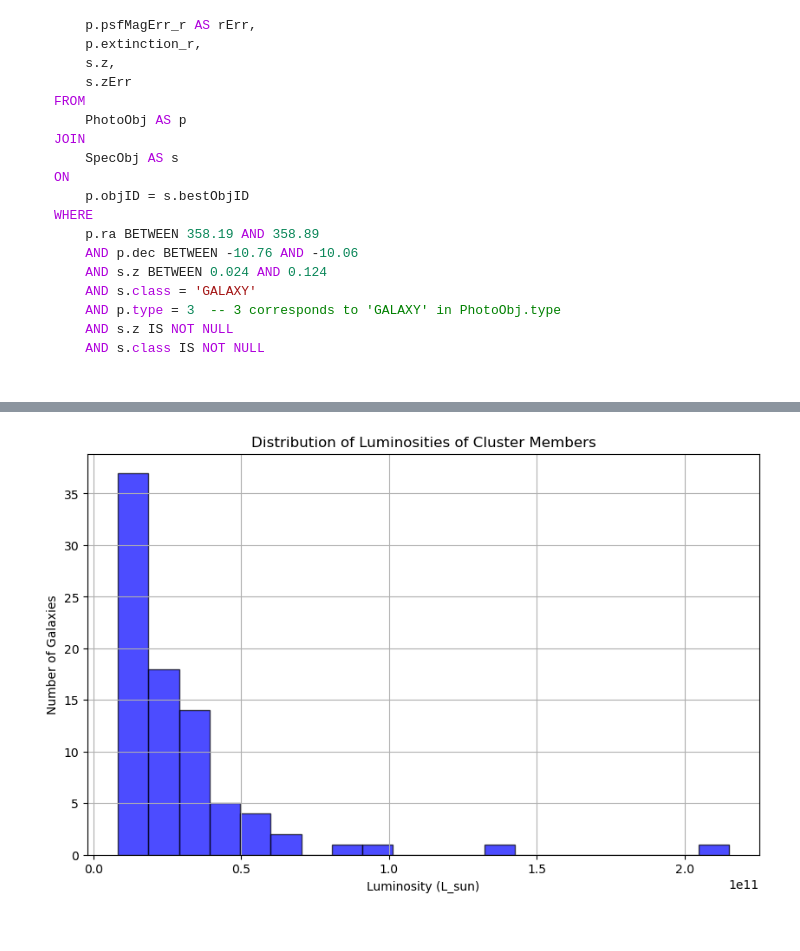
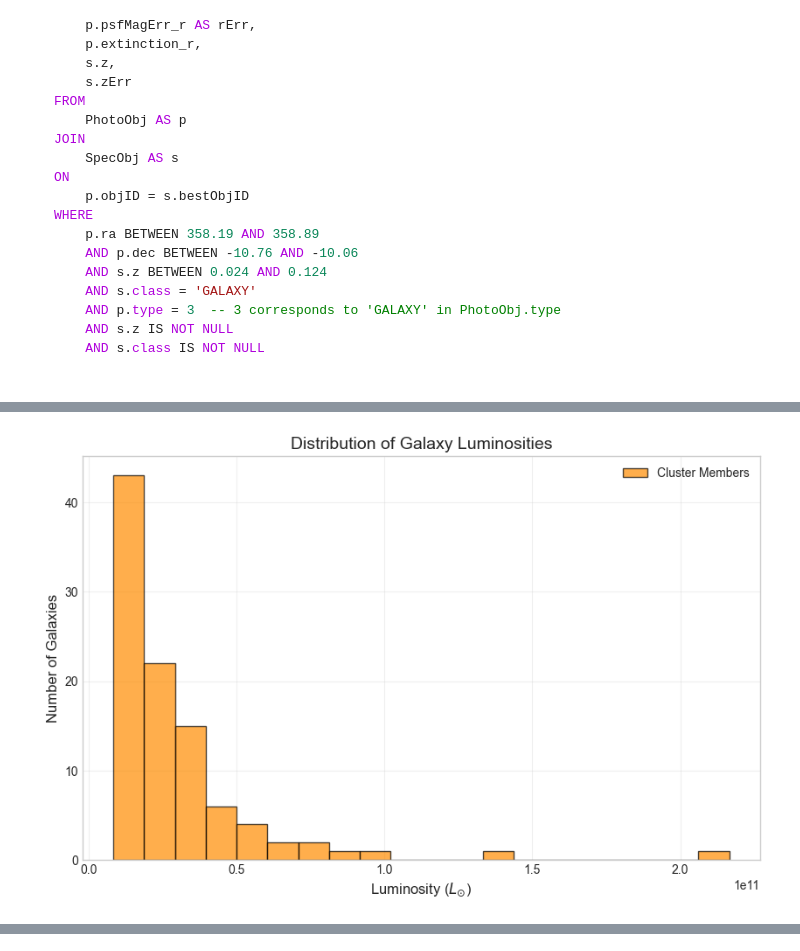
Before and after one commit to JacksonFergusonDev/Data-Science-Portfolio, a Jupyter notebook: astrophysics/aco_2670_dark_matter_analysis.ipynb, the cells around one changed output, grey strips where cells are left out. Cells and saved outputs as stored; diff of their text form; code cells hidden in the pictures.

```diff
--- a/astrophysics/aco_2670_dark_matter_analysis.ipynb
+++ b/astrophysics/aco_2670_dark_matter_analysis.ipynb
@@ -675,42 +940,62 @@ Brightest Galaxy: -23.5709
 # %%
-#Step 11
+def compute_luminosities(df: pd.DataFrame) -> pd.DataFrame:
+    """
+    Converts absolute magnitudes to solar luminosities (L_sun).
 
-def compute_luminosity(member_galaxies):
+    Parameters
+    ----------
+    df : pd.DataFrame
+        Galaxy data with 'M_r' and 'M_r_err'.
+
+    Returns
+    -------
+    pd.DataFrame
+        The input dataframe with new columns 'L_r' and 'L_r_err'.
     """
-    Convert absolute magnitudes of galaxies to luminosities in solar units.
+    # Solar absolute magnitude in SDSS r-band
+    M_SUN_R = 4.76
 
-    Parameters:
-        member_galaxies (DataFrame): Data containing absolute magnitudes and errors.
+    # 1. Calculate Luminosity
+    # L = 10^(0.4 * (M_sun - M_gal))
+    df['L_r'] = 10**(0.4 * (M_SUN_R - df['M_r']))
 
-    Returns:
-        DataFrame: Updated with luminosities and their uncertainties.
-    """
-    # Absolute magnitude of the Sun in r-band
-    M_sun_r = 4.76
+    # 2. Error Propagation
+    # sigma_L = L * (0.4 * ln(10) * sigma_M)
+    # Derived from dL/dM = -0.4 * ln(10) * L
+    ln_10 = np.log(10)
+    df['L_r_err'] = df['L_r'] * (0.4 * ln_10 * df['M_r_err'])
 
-    # Compute luminosity in solar units
-    L_solar = 10 ** (0.4 * (M_sun_r - member_galaxies['M_r']))
+    return df
 
-    # Propagate errors using error propagation formula
-    sigma_L = L_solar * (np.log(10) * 0.4 * member_galaxies['M_r_err'])
+def plot_luminosity_distribution(df: pd.DataFrame):
+    """Plots the distribution of galaxy luminosities."""
+    plt.figure(figsize=(10, 6))
 
-    # Add results to DataFrame
-    member_galaxies['L_r'] = L_solar
-    member_galaxies['L_r_err'] = sigma_L
+    # Use log scale for luminosity if the range is large
+    plt.hist(df['L_r'], bins=20, color='darkorange', alpha=0.7,
+             edgecolor='black', label='Cluster Members')
 
-    return member_galaxies
+    plt.xlabel(r"Luminosity ($L_{\odot}$)", fontsize=12)
+    plt.ylabel("Number of Galaxies", fontsize=12)
+    plt.title("Distribution of Galaxy Luminosities", fontsize=14)
+    plt.legend()
+    plt.grid(True, alpha=0.3)
 
-# Compute luminosities for final member galaxies
-member_galaxies = compute_luminosity(member_galaxies)
+    # Optional: Format x-axis to scientific notation
+    plt.ticklabel_format(style='sci', axis='x', scilimits=(0,0))
+    plt.show()
 
-# Print sample results
-print(member_galaxies[['M_r', 'M_r_err', 'L_r', 'L_r_err']].head())
+# -----------------------------------------------------------------------------
+# Execution
+# -----------------------------------------------------------------------------
+# 1. Compute
+member_galaxies = compute_luminosities(member_galaxies)
 
-plt.figure(figsize=(10, 6))
-plt.hist(member_galaxies['L_r'], bins=20, color='blue', alpha=0.7, edgecolor='black')
-plt.xlabel("Luminosity (L_sun)")
-plt.ylabel("Number of Galaxies")
-plt.title("Distribution of Luminosities of Cluster Members")
-plt.grid(True)
-plt.show()
+# 2. Visualize
+plot_luminosity_distribution(member_galaxies)
+
+# 3. Inspect Top 5 Brightest
+print("Top 5 Brightest Galaxies (L_sun):")
+display(member_galaxies[['ra', 'dec', 'M_r', 'L_r']].sort_values('L_r', ascending=False).head())
 # %% [output]
+[figure, new version]
@@ -723 +1002,0 @@ plt.show()
-[figure, old version]
```
Also changed, not shown: parts of 42 cells of this notebook.
